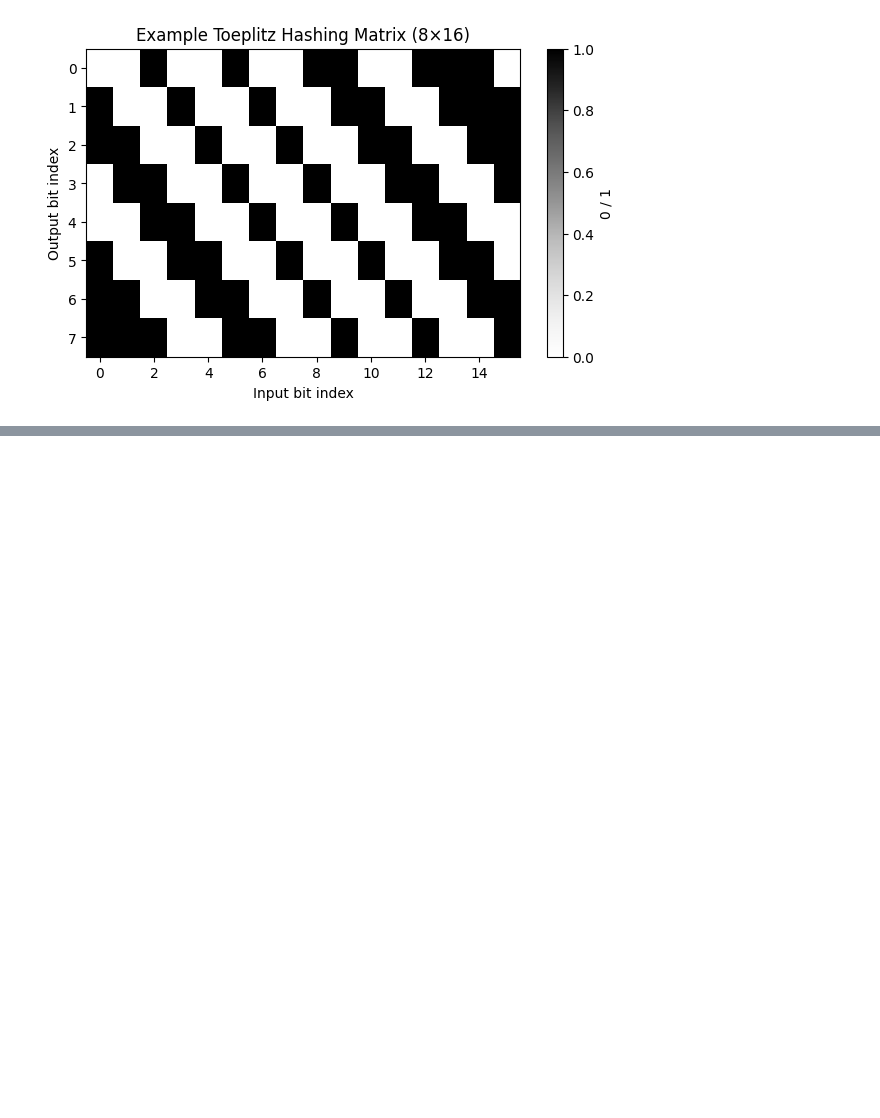
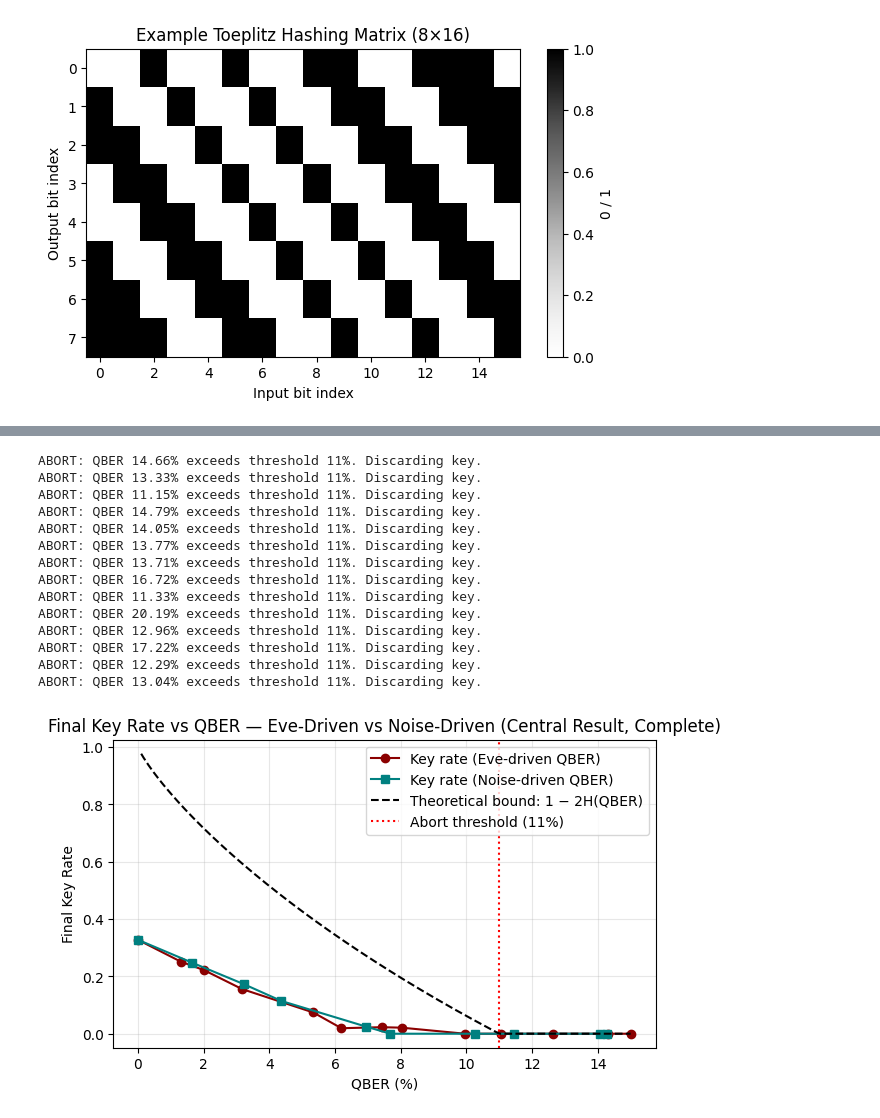
Before and after one commit to mmud/QKD-Alex-Hackathon, a Jupyter notebook: bb84_local.ipynb, the cells around one changed output, grey strips where cells are left out. Drawn from its saved outputs; the diff is of its cells as text; code cells hidden in the pictures; blank space fills up the shorter version.

Commit message:
Adding the noise plot

```diff
--- a/bb84_local.ipynb
+++ b/bb84_local.ipynb
@@ -1013,0 +1012,75 @@ Final key rate summary:
+# %%
+def full_pipeline_key_rate_noise(n_raw, depolarizing_q=0.0, seed=0, epsilon_pa=1e-6, epsilon_ec=1e-6):
+    """
+    Same as full_pipeline_key_rate, but sweeps pure channel noise
+    (no Eve) instead of attack strength.
+    """
+    rng_local = np.random.default_rng(seed)
+    a, b, *_ = run_bb84_with_eve(n_raw, p_intercept=0.0, seed=seed)  # no Eve
+    if len(a) == 0:
+        return 0.0, 0.0
+
+    b_noisy = apply_depolarizing_noise(b, depolarizing_q, rng_local)
+    qber = np.mean(a != b_noisy)
+
+    b_rec, leak, _, success = attempt_reconciliation(a, b_noisy, max_passes=14, initial_block_size=8, seed=seed + 500)
+
+    if not success or b_rec is None:
+        return qber, 0.0
+
+    final_len, _ = compute_final_key_length(len(a), leak, qber, epsilon_pa=epsilon_pa, epsilon_ec=epsilon_ec)
+    key_rate = final_len / n_raw
+    return qber, key_rate
+
+# %%
+q_values_kr = np.linspace(0, 0.15, 10)
+trials_per_q = 6
+n_raw_noise = 600
+
+qber_noise_kr, keyrate_noise_kr = [], []
+
+for q in q_values_kr:
+    qbers, rates = [], []
+    for t in range(trials_per_q):
+        qq, r = full_pipeline_key_rate_noise(n_raw_noise, depolarizing_q=q, seed=int(q * 10000) + t)
+        qbers.append(qq)
+        rates.append(r)
+    qber_noise_kr.append(np.mean(qbers))
+    keyrate_noise_kr.append(np.mean(rates))
+
+sort_idx_noise = np.argsort(qber_noise_kr)
+qber_noise_kr_sorted = np.array(qber_noise_kr)[sort_idx_noise]
+keyrate_noise_kr_sorted = np.array(keyrate_noise_kr)[sort_idx_noise]
+
+# %%
+plt.plot(qber_kr_sorted * 100, keyrate_kr_sorted, marker='o', color='darkred', label="Key rate (Eve-driven QBER)")
+plt.plot(qber_noise_kr_sorted * 100, keyrate_noise_kr_sorted, marker='s', color='teal', label="Key rate (Noise-driven QBER)")
+plt.plot(qber_theory_range * 100, theory_rate, linestyle='--', color='black', label="Theoretical bound: 1 − 2H(QBER)")
+plt.axvline(11, color='red', linestyle=':', label="Abort threshold (11%)")
+plt.xlabel("QBER (%)")
+plt.ylabel("Final Key Rate")
+plt.title("Final Key Rate vs QBER — Eve-Driven vs Noise-Driven (Central Result, Complete)")
+plt.legend()
+plt.grid(alpha=0.3)
+plt.show()
+
+print("Final key rate summary — pure channel noise (no Eve):")
+for q_lvl, qq, r in zip(q_values_kr, qber_noise_kr, keyrate_noise_kr):
+    status = "ABORT ZONE" if qq > 0.11 else "OK"
+    print(f"  noise_q={q_lvl:.2f} -> QBER={qq:.2%} -> key rate={r:.3f}  [{status}]")
+# %% [output]
+ABORT: QBER 14.66% exceeds threshold 11%. Discarding key.
+ABORT: QBER 13.33% exceeds threshold 11%. Discarding key.
+ABORT: QBER 11.15% exceeds threshold 11%. Discarding key.
+ABORT: QBER 14.79% exceeds threshold 11%. Discarding key.
+ABORT: QBER 14.05% exceeds threshold 11%. Discarding key.
+ABORT: QBER 13.77% exceeds threshold 11%. Discarding key.
+ABORT: QBER 13.71% exceeds threshold 11%. Discarding key.
+ABORT: QBER 16.72% exceeds threshold 11%. Discarding key.
+ABORT: QBER 11.33% exceeds threshold 11%. Discarding key.
+ABORT: QBER 20.19% exceeds threshold 11%. Discarding key.
+ABORT: QBER 12.96% exceeds threshold 11%. Discarding key.
+ABORT: QBER 17.22% exceeds threshold 11%. Discarding key.
+ABORT: QBER 12.29% exceeds threshold 11%. Discarding key.
+ABORT: QBER 13.04% exceeds threshold 11%. Discarding key.
+[figure, added]
```
Also changed, not shown: parts of 22 cells of this notebook.
